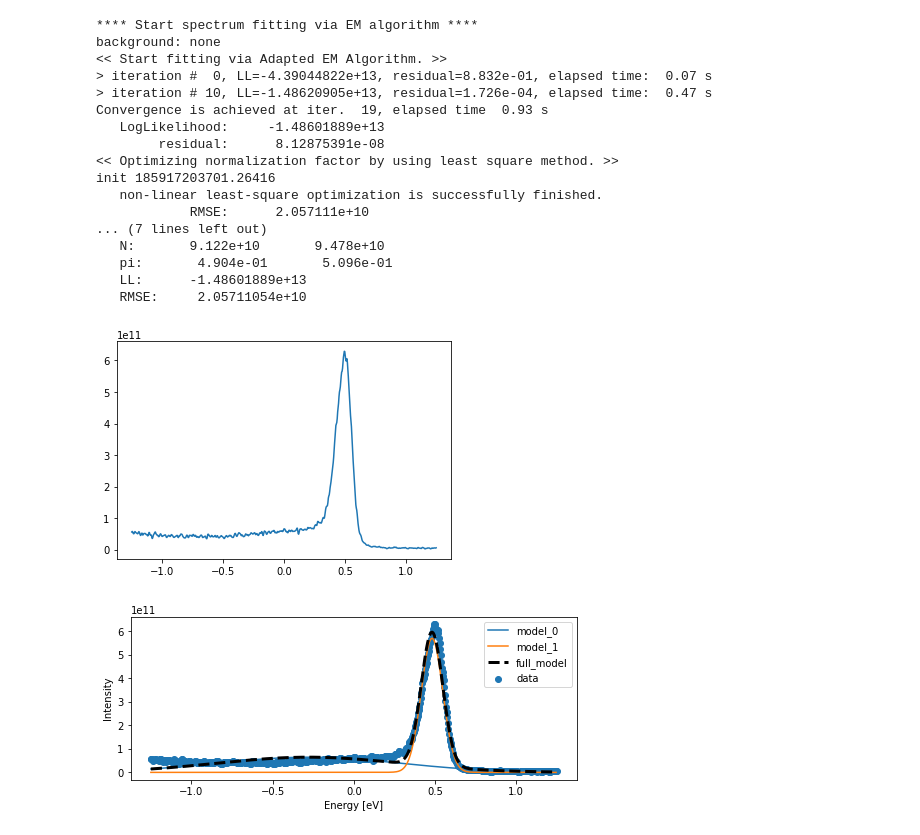
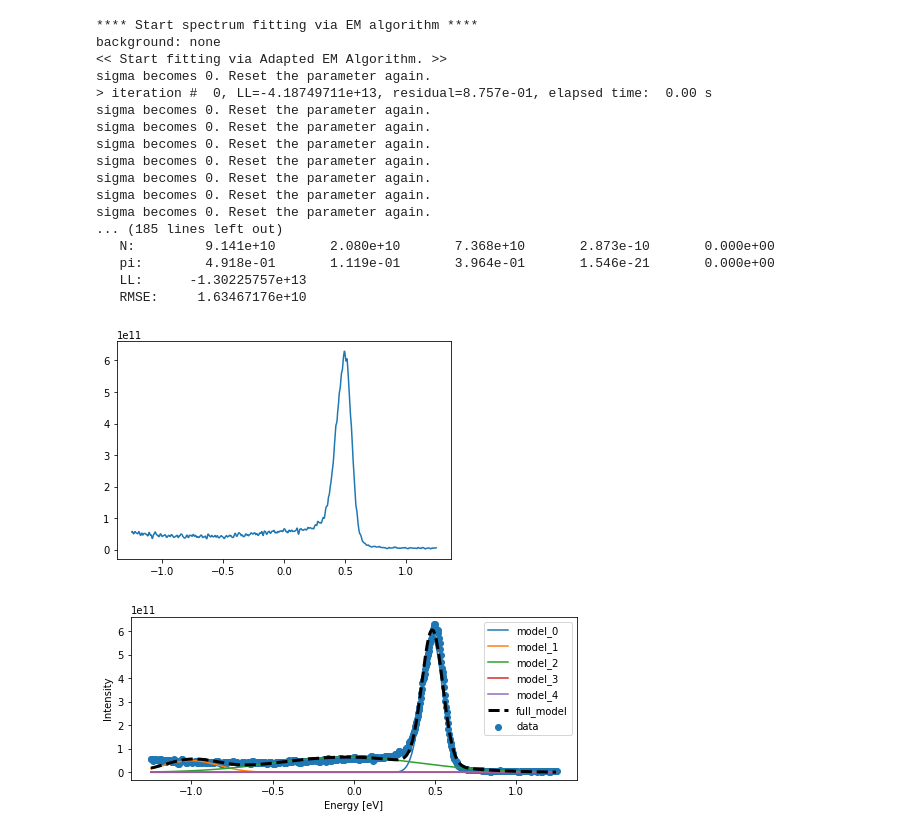
Before and after one commit to yasunobu-ando/EMPeaks, a Jupyter notebook: debug.ipynb, the cells around one changed output. Drawn from its saved outputs; the diff is of its cells as text; code cells hidden in the pictures.

```diff
--- a/debug.ipynb
+++ b/debug.ipynb
@@ -3,42 +3,42 @@
 # %%
 %autoreload 2
 
 from EMPeaks import PseudoVoigtMixture, GaussianMixture, LorentzianMixture, DoniachSunjicMixture
 import numpy as np
 import matplotlib.pyplot as plt
 
-data = np.loadtxt('/Users/yasunobu/Desktop/GFET0126_25V_C1s.txt')
+data = np.loadtxt('GFET0126_25V_C1s.txt')
 x = (data.T[0] - np.average(data.T[0]))/10
 y = (data.T[1] + 0.0002) * 10000000
 
 plt.plot(x, y)
 
-#model = GaussianMixture.GaussianMixtureModel(K=5, background='ramp_sum')
-model = PseudoVoigtMixture.PseudoVoigtMixtureModel(K=2, background='none')
+model = GaussianMixture.GaussianMixtureModel(K=5, background='none')
+#model = PseudoVoigtMixture.PseudoVoigtMixtureModel(K=2, background='none')
 #model = LorentzianMixture.LorentzianMixtureModel(K=3, background='linear')
 #model = DoniachSunjicMixture.DoniachSunjicMixtureModel(K=2, background='uniform')
 
 #5回の初期パラメータサンプリングのあとに得られた最適なモデルをプロットします。
 model.fit(x,y,r_eps=1e-7)
 #model.sampling(x,y,r_eps=1e-7)
 model.plot(x,y)
 # %% [output]
 **** Start spectrum fitting via EM algorithm ****
 background: none
 << Start fitting via Adapted EM Algorithm. >>
-> iteration #  0, LL=-4.39044822e+13, residual=8.832e-01, elapsed time:  0.07 s
-> iteration # 10, LL=-1.48620905e+13, residual=1.726e-04, elapsed time:  0.47 s
-Convergence is achieved at iter.  19, elapsed time  0.93 s
-   LogLikelihood:     -1.48601889e+13
-        residual:      8.12875391e-08
-<< Optimizing normalization factor by using least square method. >>
-init 185917203701.26416
-   non-linear least-square optimization is successfully finished.
-            RMSE:      2.057111e+10
-... (7 lines left out)
-   N:       9.122e+10       9.478e+10
-   pi:       4.904e-01       5.096e-01
-   LL:      -1.48601889e+13
-   RMSE:     2.05711054e+10
+sigma becomes 0. Reset the parameter again.
+> iteration #  0, LL=-4.18749711e+13, residual=8.757e-01, elapsed time:  0.00 s
+sigma becomes 0. Reset the parameter again.
+sigma becomes 0. Reset the parameter again.
+sigma becomes 0. Reset the parameter again.
+sigma becomes 0. Reset the parameter again.
+sigma becomes 0. Reset the parameter again.
+sigma becomes 0. Reset the parameter again.
+sigma becomes 0. Reset the parameter again.
+... (185 lines left out)
+   N:         9.141e+10       2.080e+10       7.368e+10       2.873e-10       0.000e+00
+   pi:        4.918e-01       1.119e-01       3.964e-01       1.546e-21       0.000e+00
+   LL:      -1.30225757e+13
+   RMSE:     1.63467176e+10
 [figure]
-[figure, old version]
+[figure, new version]
```
Also changed, not shown: parts of 3 cells of this notebook, 22 other files.
